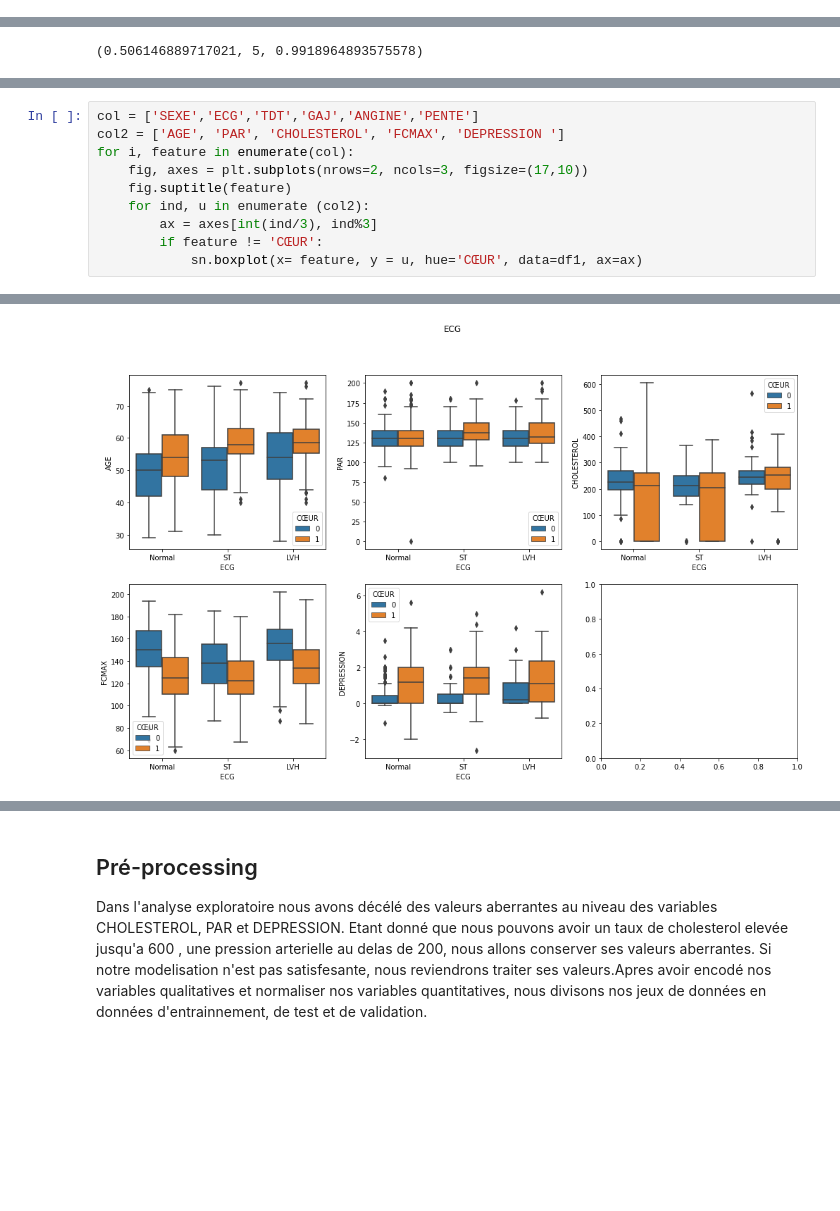
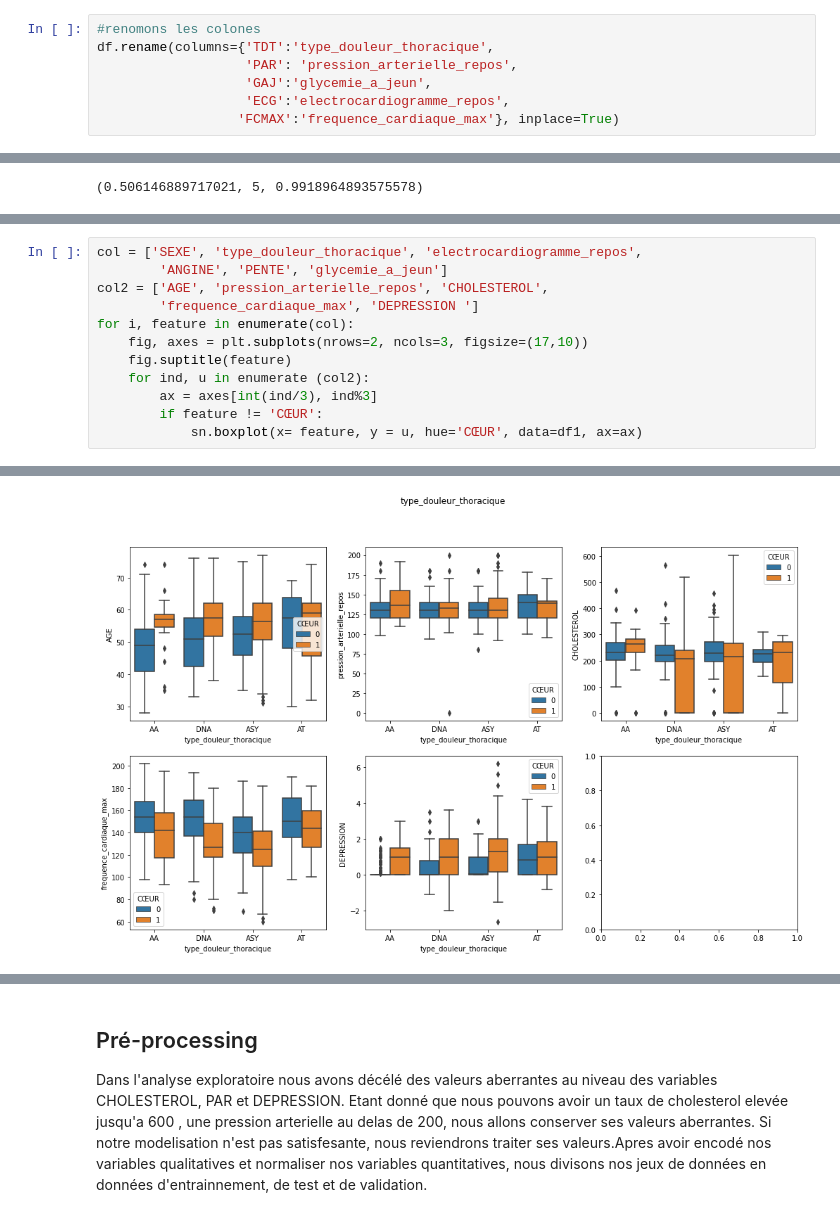
Before and after one commit to kmag-cell/heart_projet, a Jupyter notebook: cardiac_prediction.ipynb, the cells around one changed output, grey strips where cells are left out. Drawn from its saved outputs; the diff is of its cells as text; blank space fills up the shorter version.

```diff
--- a/cardiac_prediction.ipynb
+++ b/cardiac_prediction.ipynb
@@ -116,6 +116,13 @@ df.head(10)
 | 7 | 54 | homme | AA | 110 | 208 | 0 | Normal | 142 | Non | 0.0 | ... |
 | 8 | 37 | homme | ASY | 140 | 207 | 0 | Normal | 130 | Oui | 1.5 | ... |
 | 9 | 48 | femme | AA | 120 | 284 | 0 | Normal | 120 | Non | 0.0 | ... |
+# %%
+#renomons les colones
+df.rename(columns={'TDT':'type_douleur_thoracique',
+                   'PAR': 'pression_arterielle_repos',
+                   'GAJ':'glycemie_a_jeun',
+                   'ECG':'electrocardiogramme_repos',
+                  'FCMAX':'frequence_cardiaque_max'}, inplace=True)
 # %%
 #voir les données dupliquées
 df.duplicated().sum()
@@ -408,8 +416,10 @@ print('Le résultat du test de correlation est: %.3f' % corr)
 # %% [output]
 Le résultat du test de correlation est: -0.382
 # %%
-col = ['SEXE','ECG','TDT','GAJ','ANGINE','PENTE']
-col2 = ['AGE', 'PAR', 'CHOLESTEROL', 'FCMAX', 'DEPRESSION ']
+col = ['SEXE', 'type_douleur_thoracique', 'electrocardiogramme_repos',
+        'ANGINE', 'PENTE', 'glycemie_a_jeun']
+col2 = ['AGE', 'pression_arterielle_repos', 'CHOLESTEROL',
+        'frequence_cardiaque_max', 'DEPRESSION ']
 for i, feature in enumerate(col):
     fig, axes = plt.subplots(nrows=2, ncols=3, figsize=(17,10))
     fig.suptitle(feature)
@@ -422 +432 @@ for i, feature in enumerate(col):
-[figure, old version]
+[figure, new version]
```
Also changed, not shown: parts of 57 cells of this notebook.
